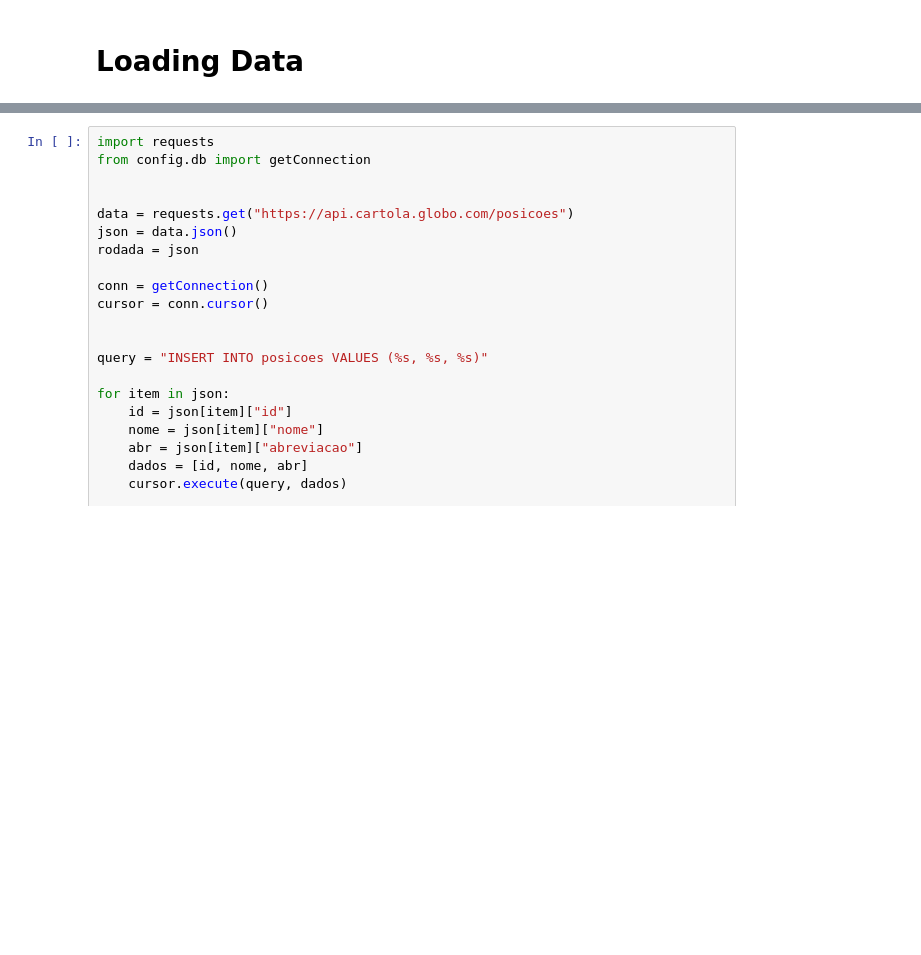
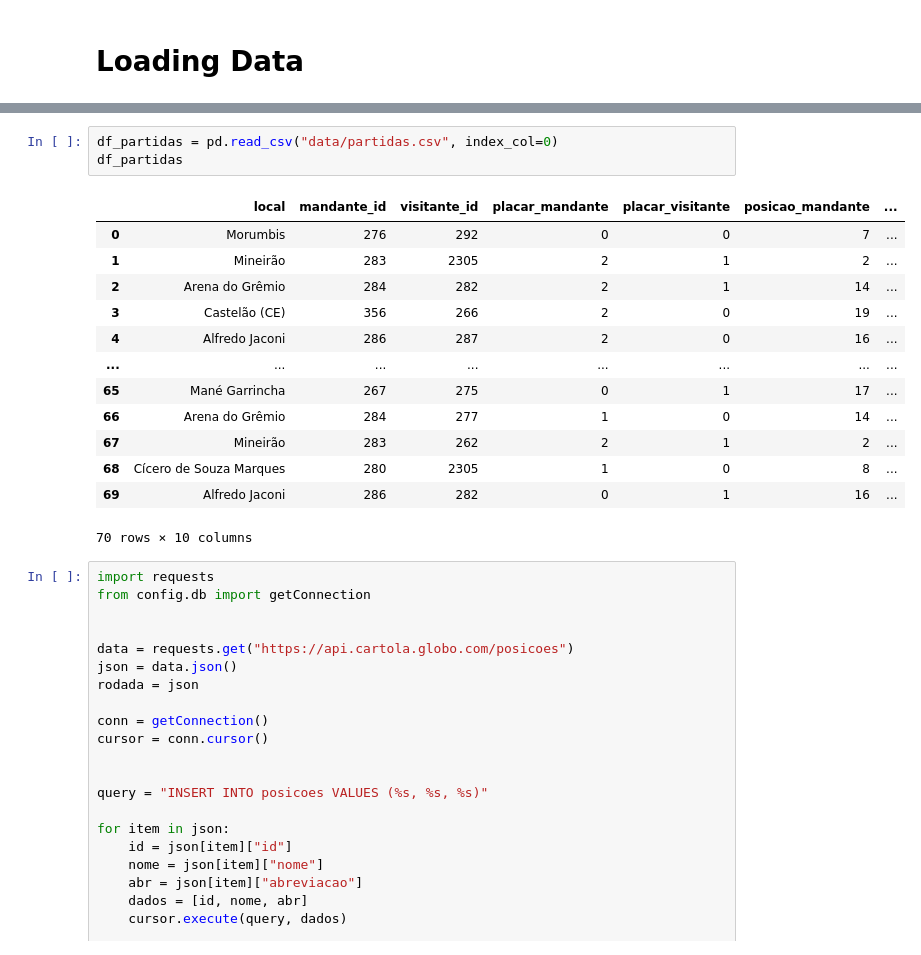
Before and after one commit to josefcaique/cartola, a Jupyter notebook: main.ipynb, the cells around one changed output, grey strips where cells are left out. Saved outputs shown, nothing was run; the diff lists cells and outputs as text; blank space fills up the shorter version.

```diff
--- a/main.ipynb
+++ b/main.ipynb
@@ -48,4 +33,21 @@ df_clubes
 68 rows × 6 columns
+# %%
+df_partidas = pd.read_csv("data/partidas.csv", index_col=0)
+df_partidas
+# %% [output]
+|  | local | mandante_id | visitante_id | placar_mandante | placar_visitante | posicao_mandante | ... |
+| 0 | Morumbis | 276 | 292 | 0 | 0 | 7 | ... |
+| 1 | Mineirão | 283 | 2305 | 2 | 1 | 2 | ... |
+| 2 | Arena do Grêmio | 284 | 282 | 2 | 1 | 14 | ... |
+| 3 | Castelão (CE) | 356 | 266 | 2 | 0 | 19 | ... |
+| 4 | Alfredo Jaconi | 286 | 287 | 2 | 0 | 16 | ... |
+| ... | ... | ... | ... | ... | ... | ... | ... |
+| 65 | Mané Garrincha | 267 | 275 | 0 | 1 | 17 | ... |
+| 66 | Arena do Grêmio | 284 | 277 | 1 | 0 | 14 | ... |
+| 67 | Mineirão | 283 | 262 | 2 | 1 | 2 | ... |
+| 68 | Cícero de Souza Marques | 280 | 2305 | 1 | 0 | 8 | ... |
+| 69 | Alfredo Jaconi | 286 | 282 | 0 | 1 | 16 | ... |
+70 rows × 10 columns
 # %%
 import requests
 from config.db import getConnection
```
Also changed, not shown: parts of 1 cell of this notebook, 13 other files.
